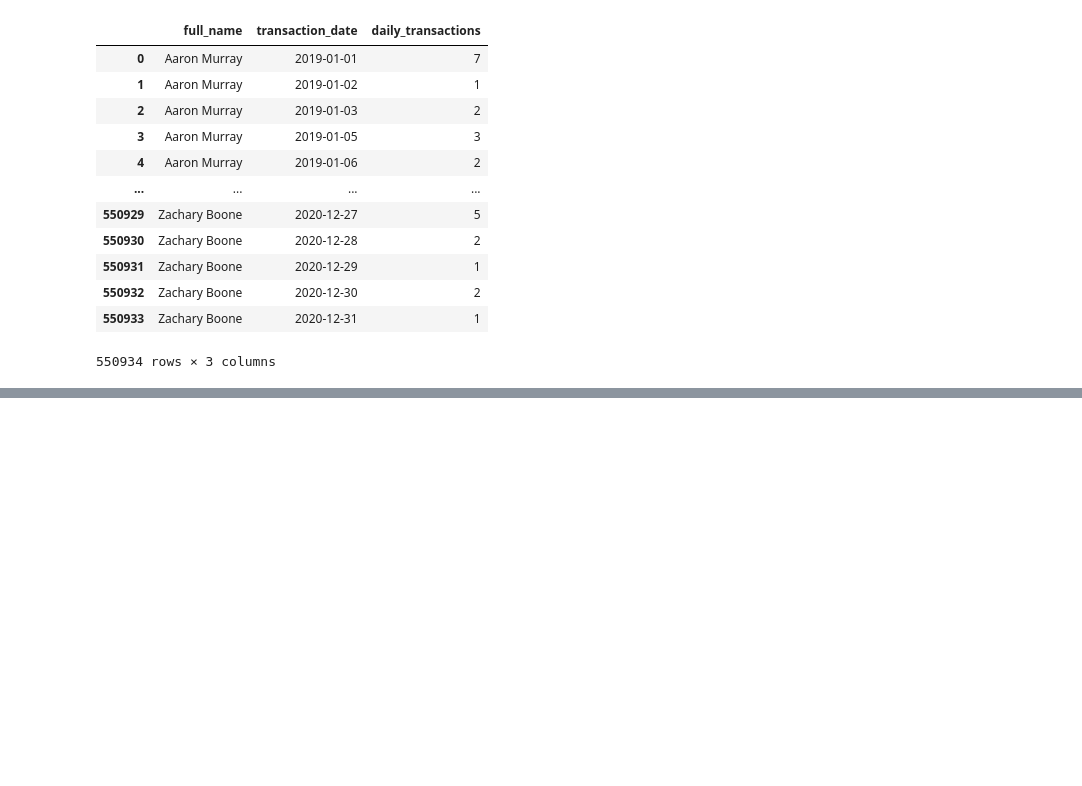
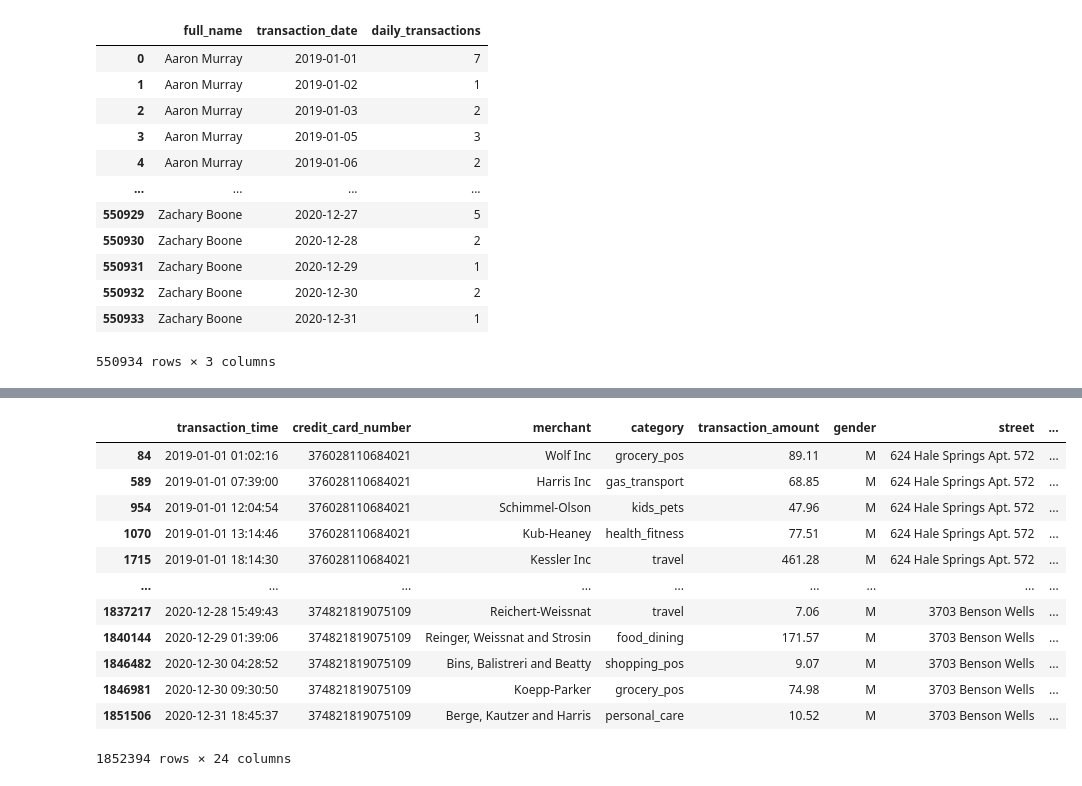
Before and after one commit to Youhorng/credit_card_fraud_prediction, a Jupyter notebook: notebooks/exploratory_data_analysis.ipynb, the cells around one changed output, grey strips where cells are left out. Saved outputs shown, nothing was run; the diff lists cells and outputs as text; code cells hidden in the pictures; blank space fills up the shorter version.

```diff
--- a/notebooks/exploratory_data_analysis.ipynb
+++ b/notebooks/exploratory_data_analysis.ipynb
@@ -827,3 +853,8 @@ count_transaction_day
 | 550932 | Zachary Boone | 2020-12-30 | 2 |
 | 550933 | Zachary Boone | 2020-12-31 | 1 |
 550934 rows × 3 columns
+# %%
+df["date"] = df["transaction_time"].dt.date
+
+user_daily_txn = df.groupby(["full_name", "date"])["transaction_number"].count().reset_index()
+user_daily_txn.rename(columns={"transaction_number": "txn_count"}, inplace=True)
@@ -829,0 +895,19 @@ count_transaction_day
+# %%
+test_df = df.sort_values(["full_name", "transaction_time"])
+test_df["time_diff"] = test_df.groupby("full_name")["transaction_time"].diff().dt.total_seconds()
+# %%
+test_df
+# %% [output]
+|  | transaction_time | credit_card_number | merchant | category | transaction_amount | gender | street | ... |
+| 84 | 2019-01-01 01:02:16 | 376028110684021 | Wolf Inc | grocery_pos | 89.11 | M | 624 Hale Springs Apt. 572 | ... |
+| 589 | 2019-01-01 07:39:00 | 376028110684021 | Harris Inc | gas_transport | 68.85 | M | 624 Hale Springs Apt. 572 | ... |
+| 954 | 2019-01-01 12:04:54 | 376028110684021 | Schimmel-Olson | kids_pets | 47.96 | M | 624 Hale Springs Apt. 572 | ... |
+| 1070 | 2019-01-01 13:14:46 | 376028110684021 | Kub-Heaney | health_fitness | 77.51 | M | 624 Hale Springs Apt. 572 | ... |
+| 1715 | 2019-01-01 18:14:30 | 376028110684021 | Kessler Inc | travel | 461.28 | M | 624 Hale Springs Apt. 572 | ... |
+| ... | ... | ... | ... | ... | ... | ... | ... | ... |
+| 1837217 | 2020-12-28 15:49:43 | 374821819075109 | Reichert-Weissnat | travel | 7.06 | M | 3703 Benson Wells | ... |
+| 1840144 | 2020-12-29 01:39:06 | 374821819075109 | Reinger, Weissnat and Strosin | food_dining | 171.57 | M | 3703 Benson Wells | ... |
+| 1846482 | 2020-12-30 04:28:52 | 374821819075109 | Bins, Balistreri and Beatty | shopping_pos | 9.07 | M | 3703 Benson Wells | ... |
+| 1846981 | 2020-12-30 09:30:50 | 374821819075109 | Koepp-Parker | grocery_pos | 74.98 | M | 3703 Benson Wells | ... |
+| 1851506 | 2020-12-31 18:45:37 | 374821819075109 | Berge, Kautzer and Harris | personal_care | 10.52 | M | 3703 Benson Wells | ... |
+1852394 rows × 24 columns
```
Also changed, not shown: parts of 17 cells of this notebook.
